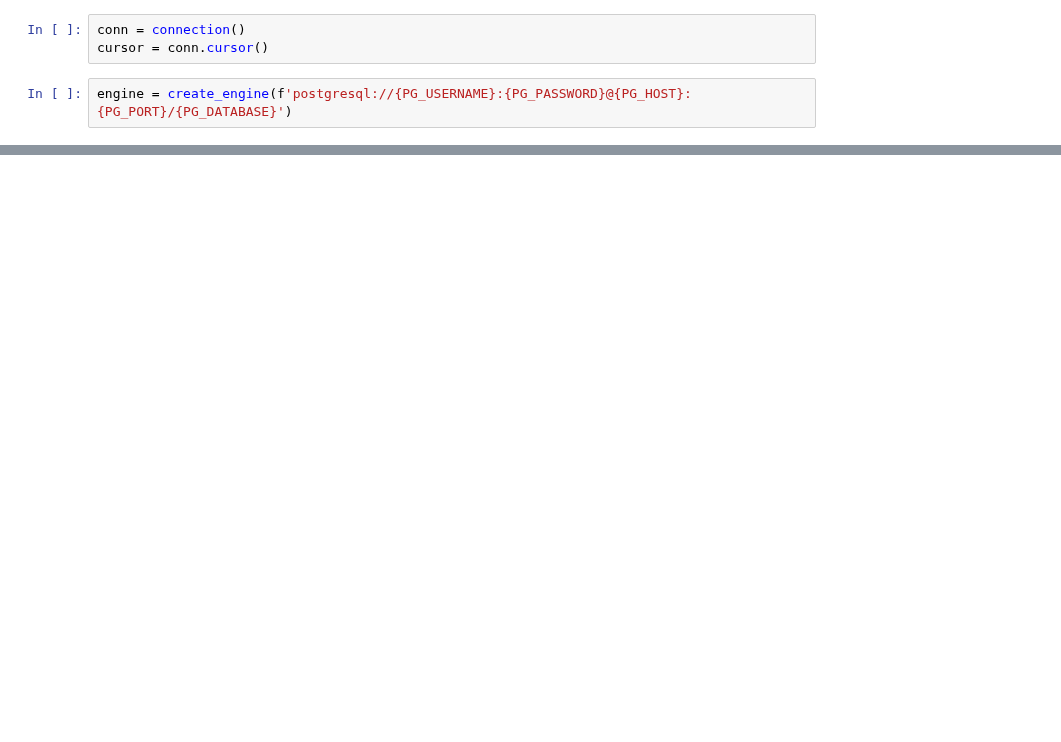
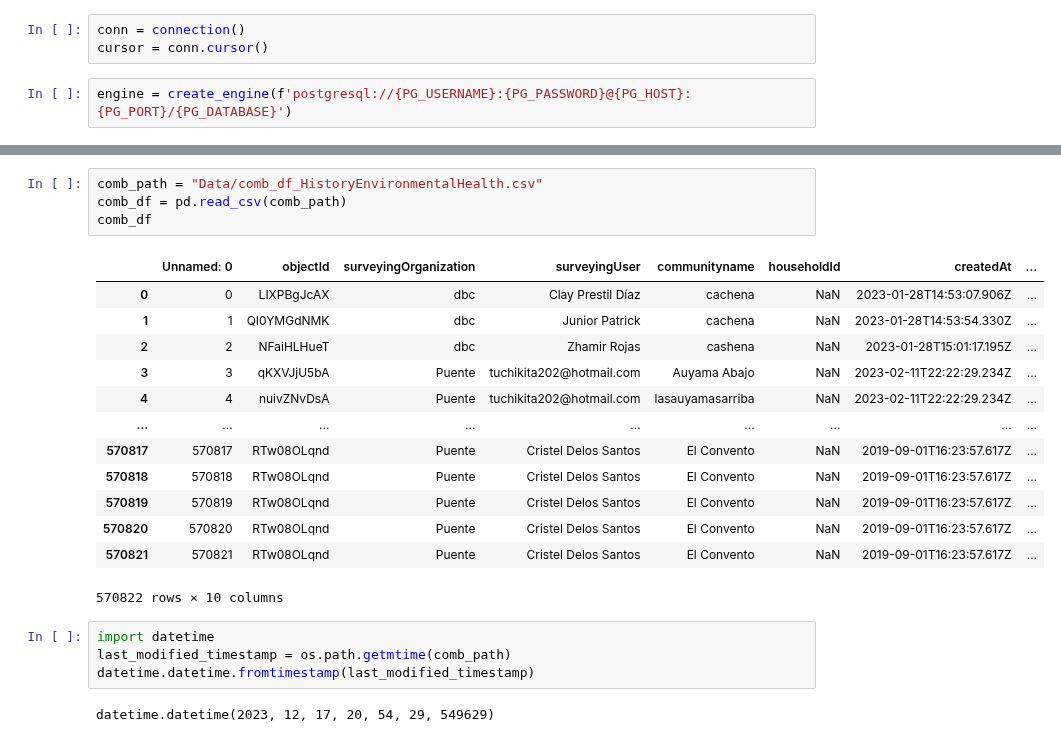
Before and after one commit to puente-dr/serverless, a Jupyter notebook: puente-analytics-service/lambdas/etl/notebooks/query.ipynb, the cells around one changed output, grey strips where cells are left out. Cells and saved outputs as stored; diff of their text form; blank space fills up the shorter version.

```diff
--- a/puente-analytics-service/lambdas/etl/notebooks/query.ipynb
+++ b/puente-analytics-service/lambdas/etl/notebooks/query.ipynb
@@ -48,0 +66,24 @@ pd.read_sql(qry, engine)
+# %%
+comb_path = "Data/comb_df_HistoryEnvironmentalHealth.csv"
+comb_df = pd.read_csv(comb_path)
+comb_df
+# %% [output]
+|  | Unnamed: 0 | objectId | surveyingOrganization | surveyingUser | communityname | householdId | createdAt | ... |
+| 0 | 0 | LIXPBgJcAX | dbc | Clay Prestil Díaz | cachena | NaN | 2023-01-28T14:53:07.906Z | ... |
+| 1 | 1 | QI0YMGdNMK | dbc | Junior Patrick | cachena | NaN | 2023-01-28T14:53:54.330Z | ... |
+| 2 | 2 | NFaiHLHueT | dbc | Zhamir Rojas | cashena | NaN | 2023-01-28T15:01:17.195Z | ... |
+| 3 | 3 | qKXVJjU5bA | Puente | tuchikita202@hotmail.com | Auyama Abajo | NaN | 2023-02-11T22:22:29.234Z | ... |
+| 4 | 4 | nuivZNvDsA | Puente | tuchikita202@hotmail.com | lasauyamasarriba | NaN | 2023-02-11T22:22:29.234Z | ... |
+| ... | ... | ... | ... | ... | ... | ... | ... | ... |
+| 570817 | 570817 | RTw08OLqnd | Puente | Cristel Delos Santos | El Convento | NaN | 2019-09-01T16:23:57.617Z | ... |
+| 570818 | 570818 | RTw08OLqnd | Puente | Cristel Delos Santos | El Convento | NaN | 2019-09-01T16:23:57.617Z | ... |
+| 570819 | 570819 | RTw08OLqnd | Puente | Cristel Delos Santos | El Convento | NaN | 2019-09-01T16:23:57.617Z | ... |
+| 570820 | 570820 | RTw08OLqnd | Puente | Cristel Delos Santos | El Convento | NaN | 2019-09-01T16:23:57.617Z | ... |
+| 570821 | 570821 | RTw08OLqnd | Puente | Cristel Delos Santos | El Convento | NaN | 2019-09-01T16:23:57.617Z | ... |
+570822 rows × 10 columns
+# %%
+import datetime
+last_modified_timestamp = os.path.getmtime(comb_path)
+datetime.datetime.fromtimestamp(last_modified_timestamp)
+# %% [output]
+datetime.datetime(2023, 12, 17, 20, 54, 29, 549629)
```
Also changed, not shown: parts of 23 cells of this notebook, 4 other files.
